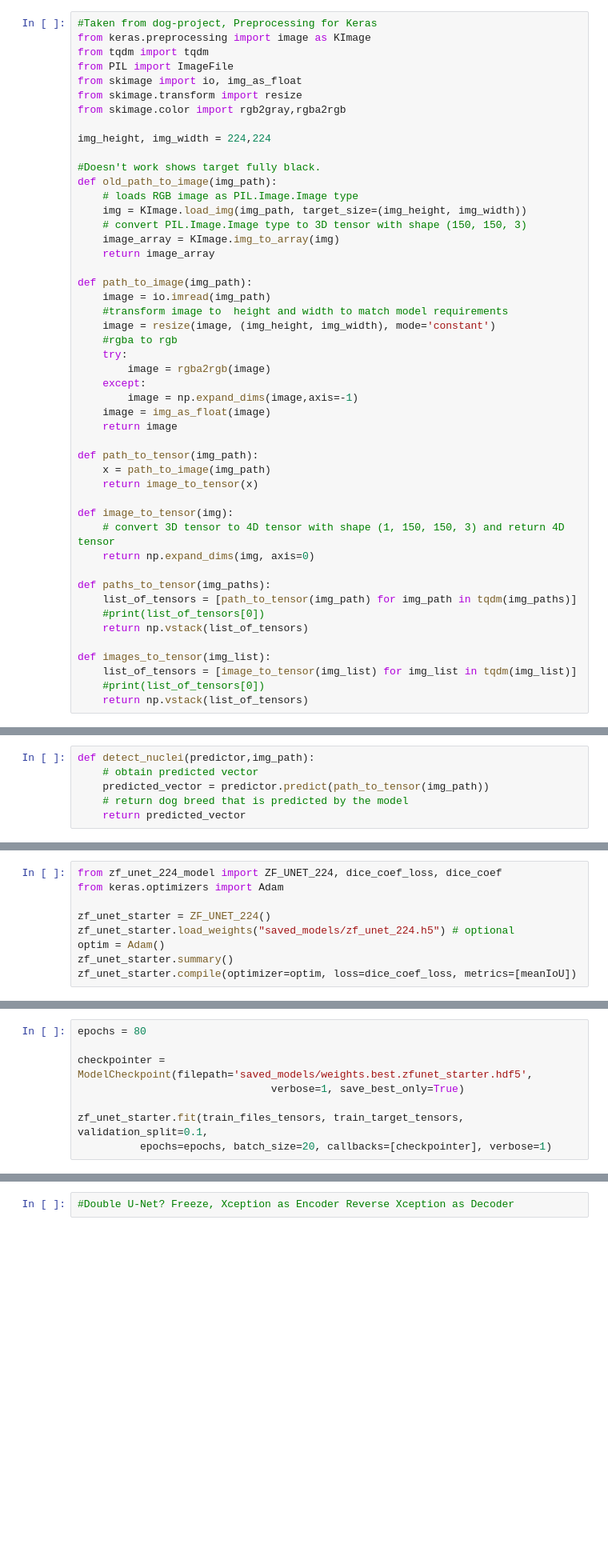
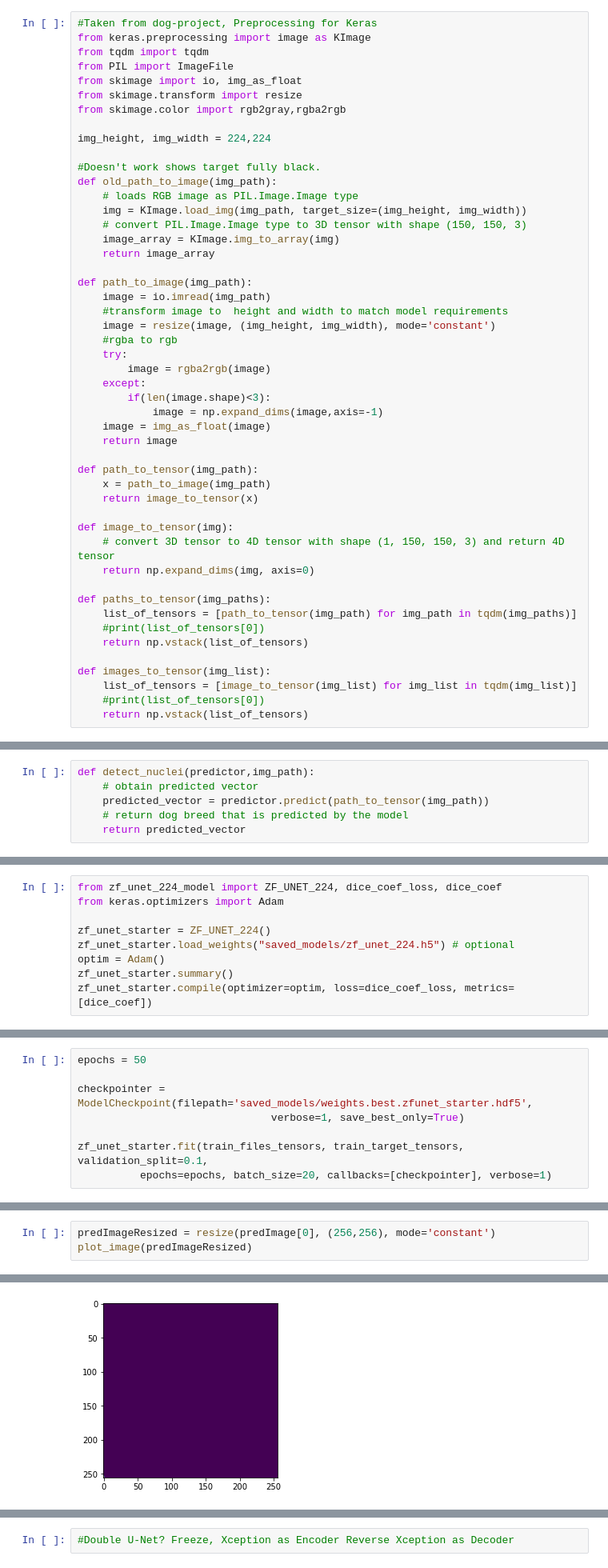
Before and after one commit to GreenStorm/udacity_machine_learning_nanodegree, a Jupyter notebook: capstone/Capstone.ipynb, the cells around one changed output, grey strips where cells are left out. Shown at 80% size. Drawn from its saved outputs; the diff is of its cells as text; blank space fills up the shorter version.

```diff
--- a/capstone/Capstone.ipynb
+++ b/capstone/Capstone.ipynb
@@ -243,7 +243,8 @@ def path_to_image(img_path):
     try:
         image = rgba2rgb(image)
     except:
-        image = np.expand_dims(image,axis=-1)
+        if(len(image.shape)<3):
+            image = np.expand_dims(image,axis=-1)
     image = img_as_float(image)
     return image
 
@@ -550,7 +527,7 @@ zf_unet_starter = ZF_UNET_224()
 zf_unet_starter.load_weights("saved_models/zf_unet_224.h5") # optional
 optim = Adam()
 zf_unet_starter.summary()
-zf_unet_starter.compile(optimizer=optim, loss=dice_coef_loss, metrics=[meanIoU])
+zf_unet_starter.compile(optimizer=optim, loss=dice_coef_loss, metrics=[dice_coef])
 # %% [output]
 _________________________________________________________________
 Layer (type)                 Output Shape              Param #
@@ -573,5 +549,5 @@ TypeError: Using a `tf.Tensor` as a Python `bool` is not allowed. Use `if t is n
 # %%
-epochs = 80
+epochs = 50
 
 checkpointer = ModelCheckpoint(filepath='saved_models/weights.best.zfunet_starter.hdf5',
                                verbose=1, save_best_only=True)
@@ -585,0 +589,4 @@ plot_image(predImage[0])
+# %%
+predImageResized = resize(predImage[0], (256,256), mode='constant')
+plot_image(predImageResized)
+# %% [output]
@@ -586 +594,2 @@ plot_image(predImage[0])
+[figure, added]
 # %%
```
Also changed, not shown: parts of 12 cells of this notebook.
